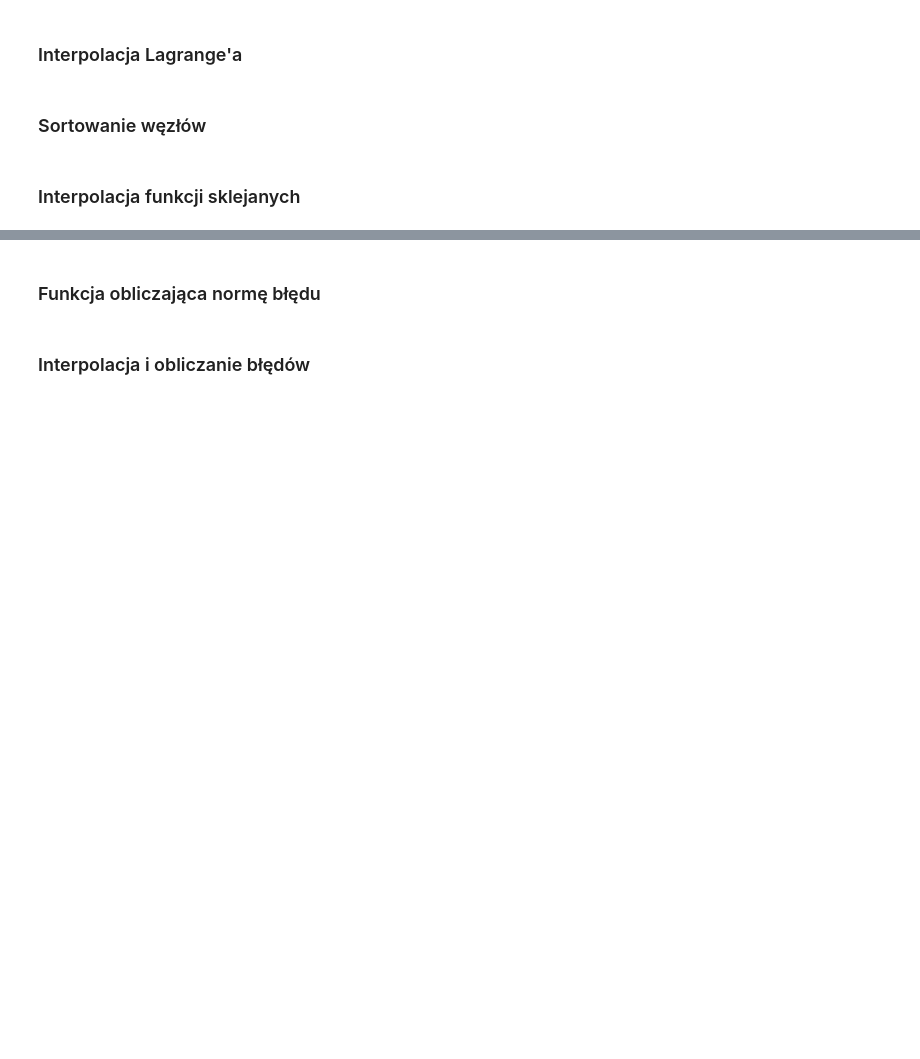
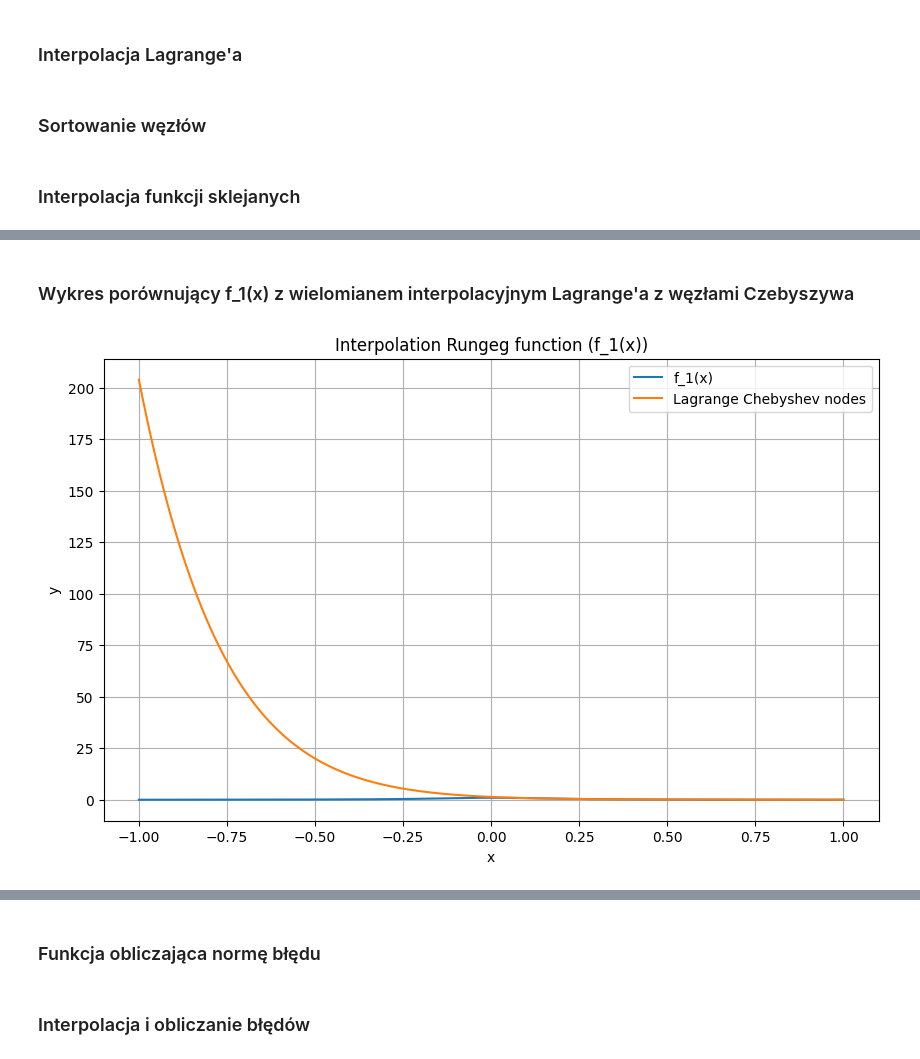
Before and after one commit to arturgesiarz/CalculationTechMethods-Course, a Jupyter notebook: lab04/ex1.ipynb, the cells around one changed output, grey strips where cells are left out. Cells and saved outputs as stored; diff of their text form; code cells hidden in the pictures; blank space fills up the shorter version.

```diff
--- a/lab04/ex1.ipynb
+++ b/lab04/ex1.ipynb
@@ -97,0 +127,14 @@ plt.show()
+# %% [markdown]
+### Wykres porównujący f_1(x) z wielomianem interpolacyjnym Lagrange'a z węzłami Czebyszywa
+# %%
+plt.figure(figsize=(10,6))
+plt.plot(x_dense, y_dense, label='f_1(x)')
+plt.plot(x_dense, y_interpolated_chebyshev, label="Lagrange Chebyshev nodes")
+plt.xlabel('x')
+plt.ylabel('y')
+plt.title('Interpolation Rungeg function (f_1(x))')
+plt.legend()
+plt.grid(True)
+plt.show()
+# %% [output]
+[figure, added]
```
Also changed, not shown: parts of 10 cells of this notebook.
